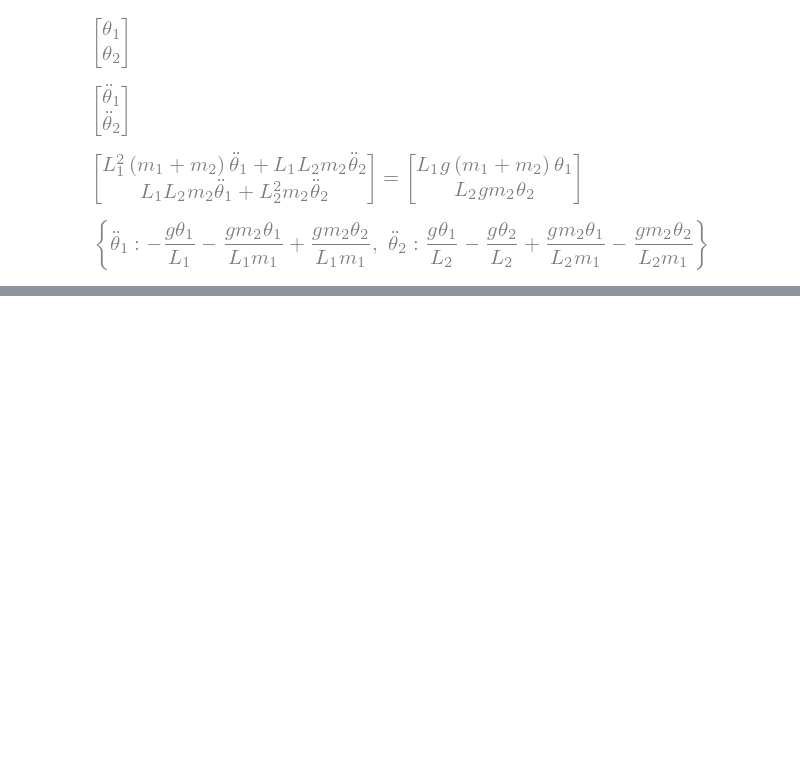
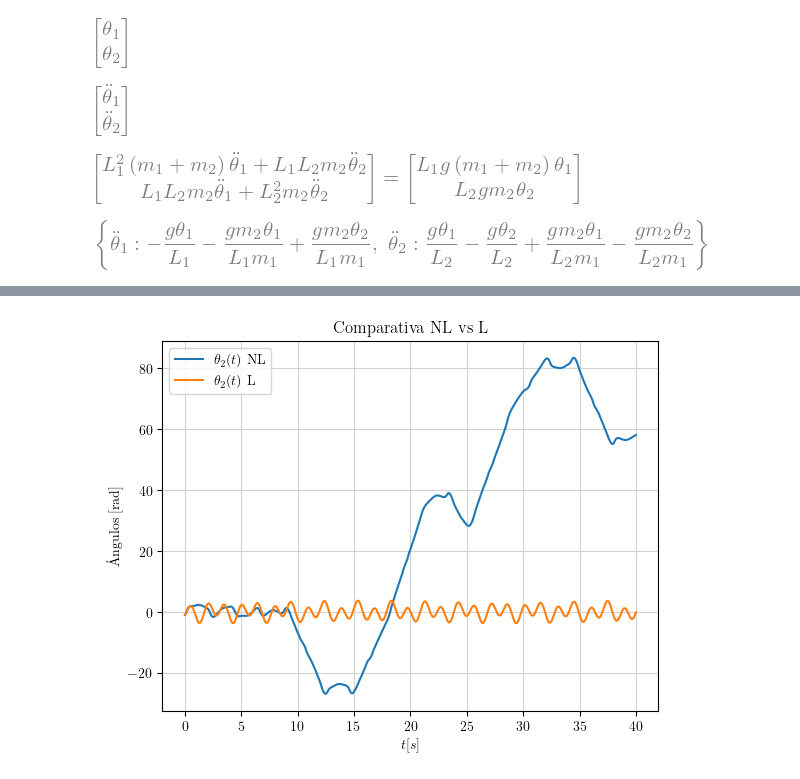
Before and after one commit to thomas-martinod/mecanica-clasica, a Jupyter notebook: tarea-3/pendulo-doble.ipynb, the cells around one changed output, grey strips where cells are left out. Saved outputs shown, nothing was run; the diff lists cells and outputs as text; code cells hidden in the pictures; blank space fills up the shorter version.

```diff
--- a/tarea-3/pendulo-doble.ipynb
+++ b/tarea-3/pendulo-doble.ipynb
@@ -356,0 +350,16 @@ array([ 1.        ,  0.87413906,  0.73333306, ..., -1.61993915,
+# %%
+plt.figure()
+
+plt.plot(t_v, th2_v, label=r'$\theta_2(t)$ NL')
+plt.plot(t_v, th2_lv, label=r'$\theta_2(t)$ L')
+
+
+plt.xlabel(r'$t [s]$')
+plt.ylabel(r'Ángulos [rad]')
+plt.title(r'Comparativa NL vs L')
+plt.legend()
+
+plt.grid(True, color='lightgray')
+plt.show()
+# %% [output]
+[figure, added]
```
Also changed, not shown: parts of 4 cells of this notebook.
